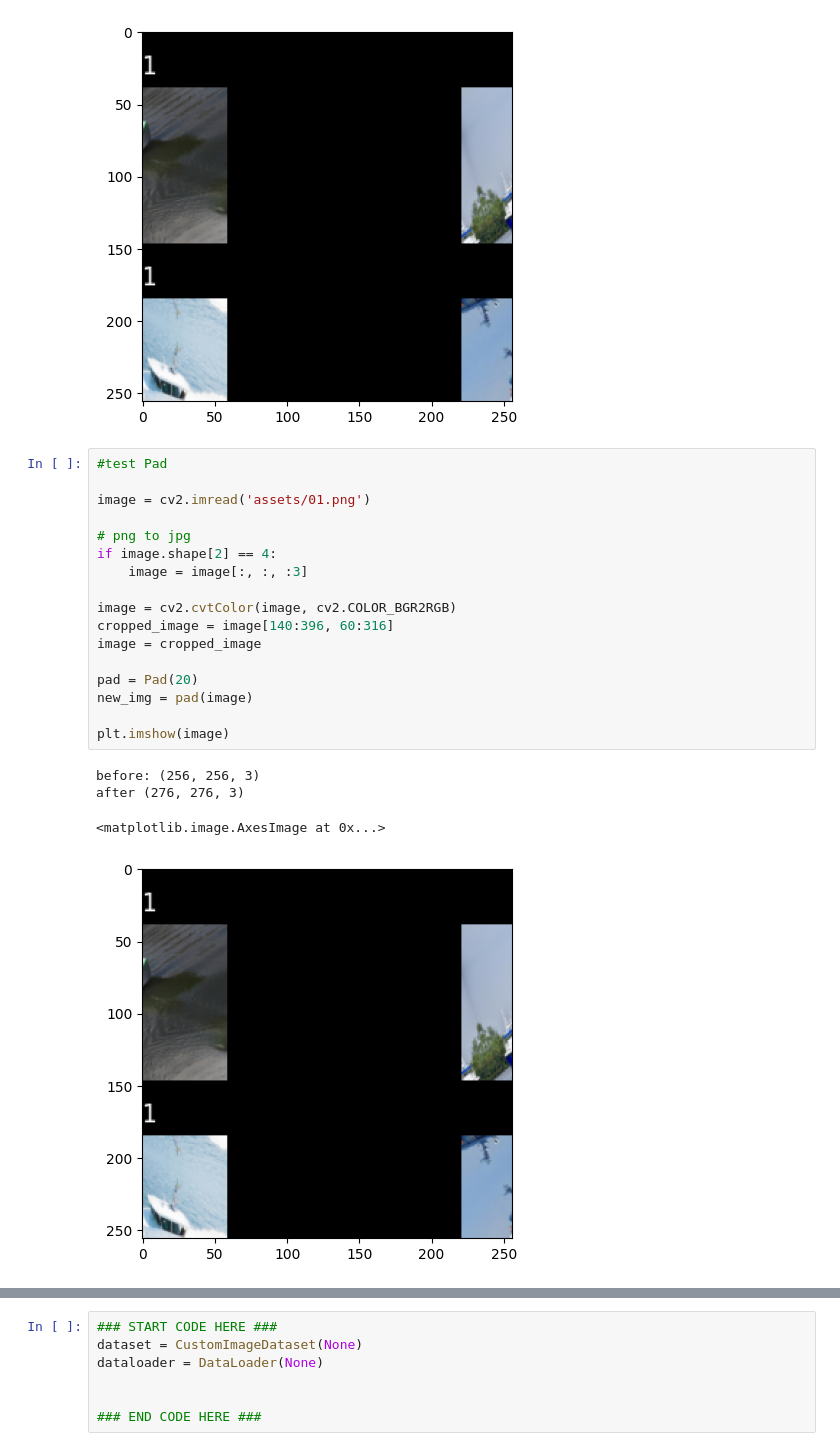
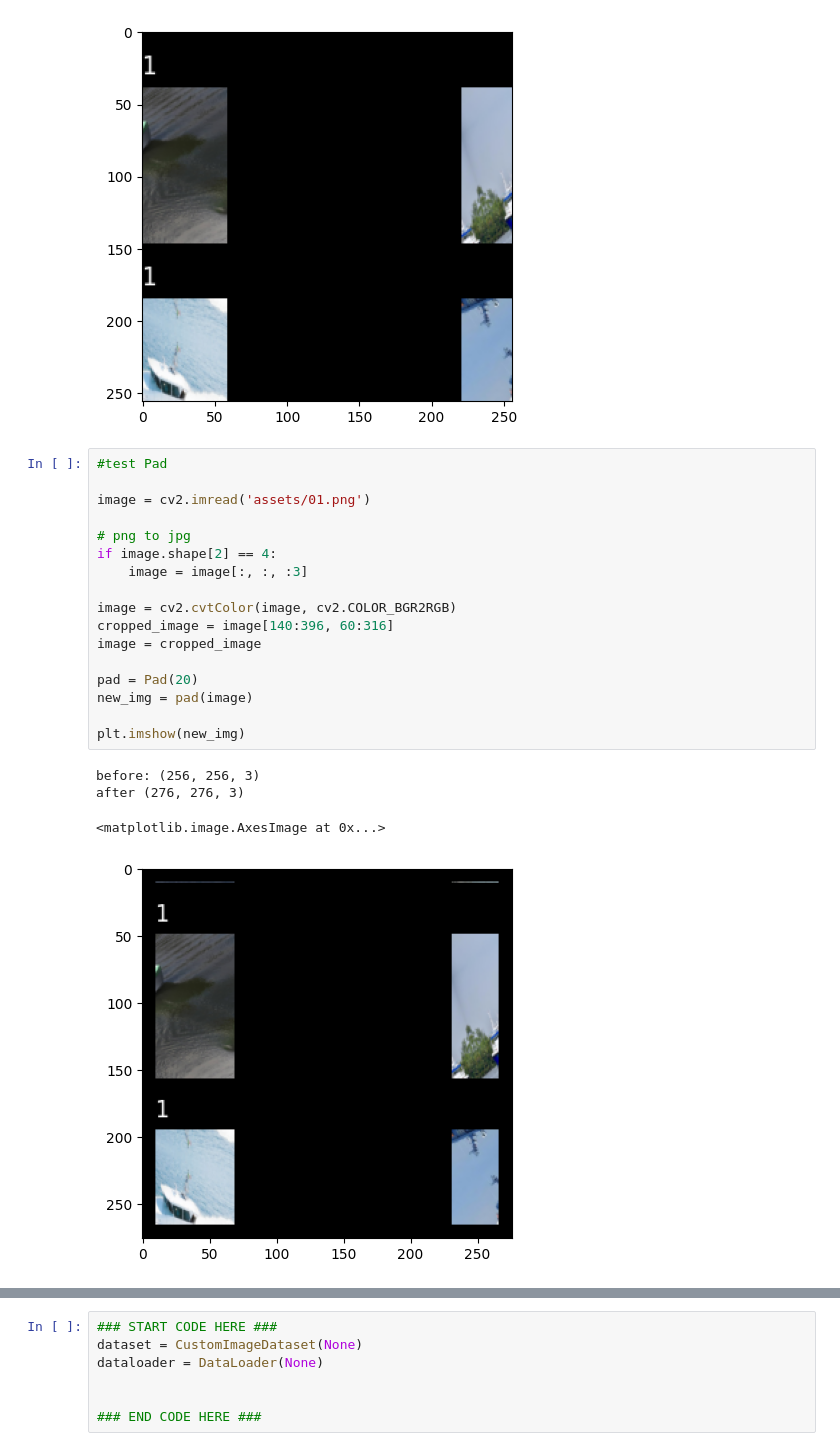
Before and after one commit to JuniorMJMJ/Image-Processing-Course-2025, a Jupyter notebook: Lab4_NN-and-CNN/Lab4_1_DataAugmentation.ipynb, the cells around one changed output, grey strips where cells are left out. Drawn from its saved outputs; the diff is of its cells as text.

```diff
--- a/Lab4_NN-and-CNN/Lab4_1_DataAugmentation.ipynb
+++ b/Lab4_NN-and-CNN/Lab4_1_DataAugmentation.ipynb
@@ -204,22 +225,22 @@ plt.imshow(image)
 # %%
 #test Pad
 
 image = cv2.imread('assets/01.png')
 
 # png to jpg
 if image.shape[2] == 4:
     image = image[:, :, :3]
 
 image = cv2.cvtColor(image, cv2.COLOR_BGR2RGB)
 cropped_image = image[140:396, 60:316]
 image = cropped_image
 
 pad = Pad(20)
 new_img = pad(image)
 
-plt.imshow(image)
+plt.imshow(new_img)
 # %% [output]
 before: (256, 256, 3)
 after (276, 276, 3)
 <matplotlib.image.AxesImage at 0x...>
-[figure, old version]
+[figure, new version]
```
Also changed, not shown: parts of 2 cells of this notebook.
